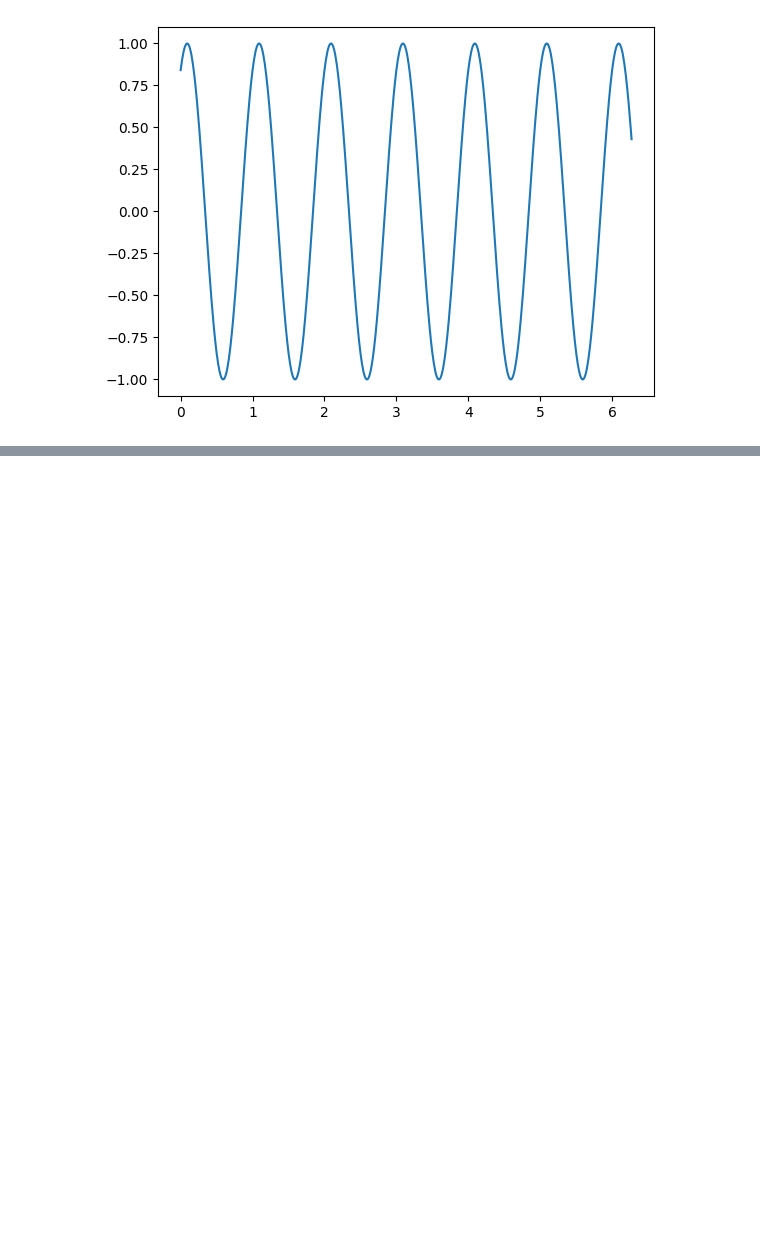
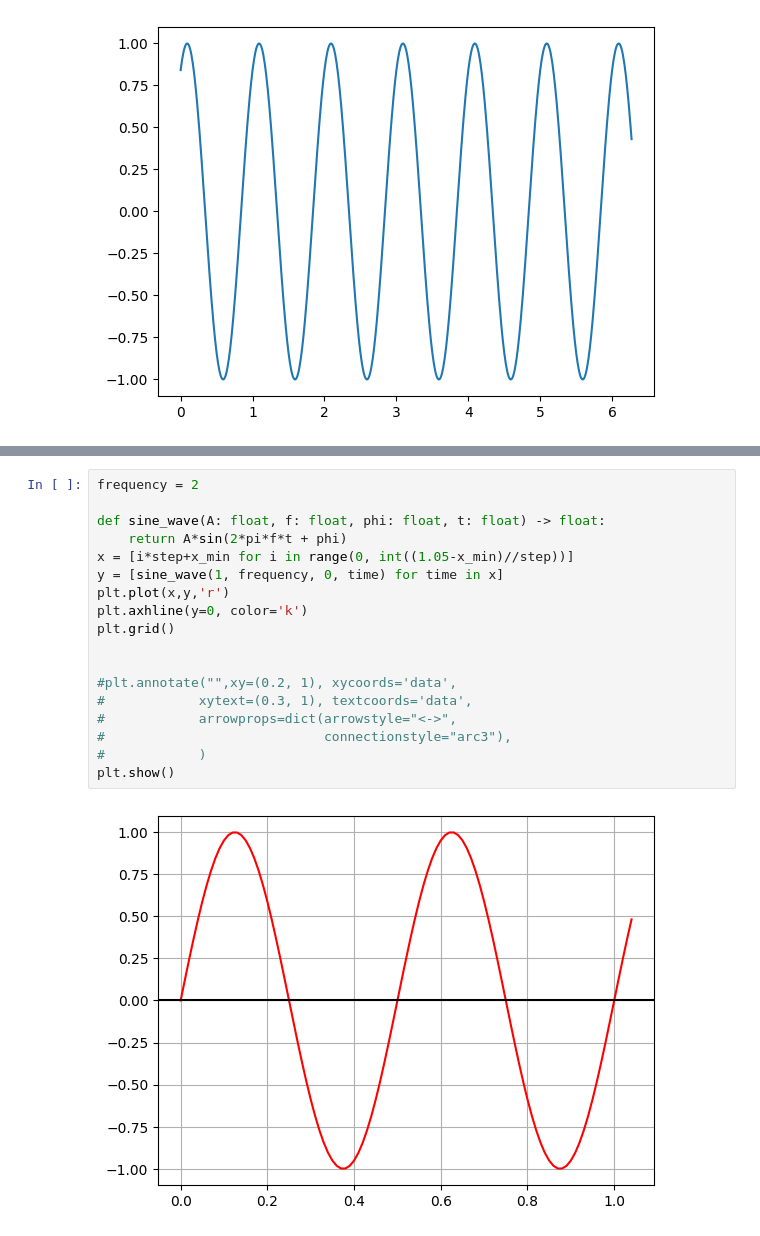
Before and after one commit to RodrigoGarciaNunez/Ondas, a Jupyter notebook: signal/Propeidades de las redes senoidales.ipynb, the cells around one changed output, grey strips where cells are left out. Cells and saved outputs as stored; diff of their text form; blank space fills up the shorter version.

```diff
--- a/signal/Propeidades de las redes senoidales.ipynb
+++ b/signal/Propeidades de las redes senoidales.ipynb
@@ -139,0 +159,20 @@ plt.show()
+# %%
+frequency = 2
+
+def sine_wave(A: float, f: float, phi: float, t: float) -> float:
+    return A*sin(2*pi*f*t + phi)
+x = [i*step+x_min for i in range(0, int((1.05-x_min)//step))]
+y = [sine_wave(1, frequency, 0, time) for time in x]
+plt.plot(x,y,'r')
+plt.axhline(y=0, color='k')
+plt.grid()
+
+
+#plt.annotate("",xy=(0.2, 1), xycoords='data',
+#            xytext=(0.3, 1), textcoords='data',
+#            arrowprops=dict(arrowstyle="<->",
+#                            connectionstyle="arc3"),
+#            )
+plt.show()
+# %% [output]
+[figure, added]
```
Also changed, not shown: parts of 1 cell of this notebook.
